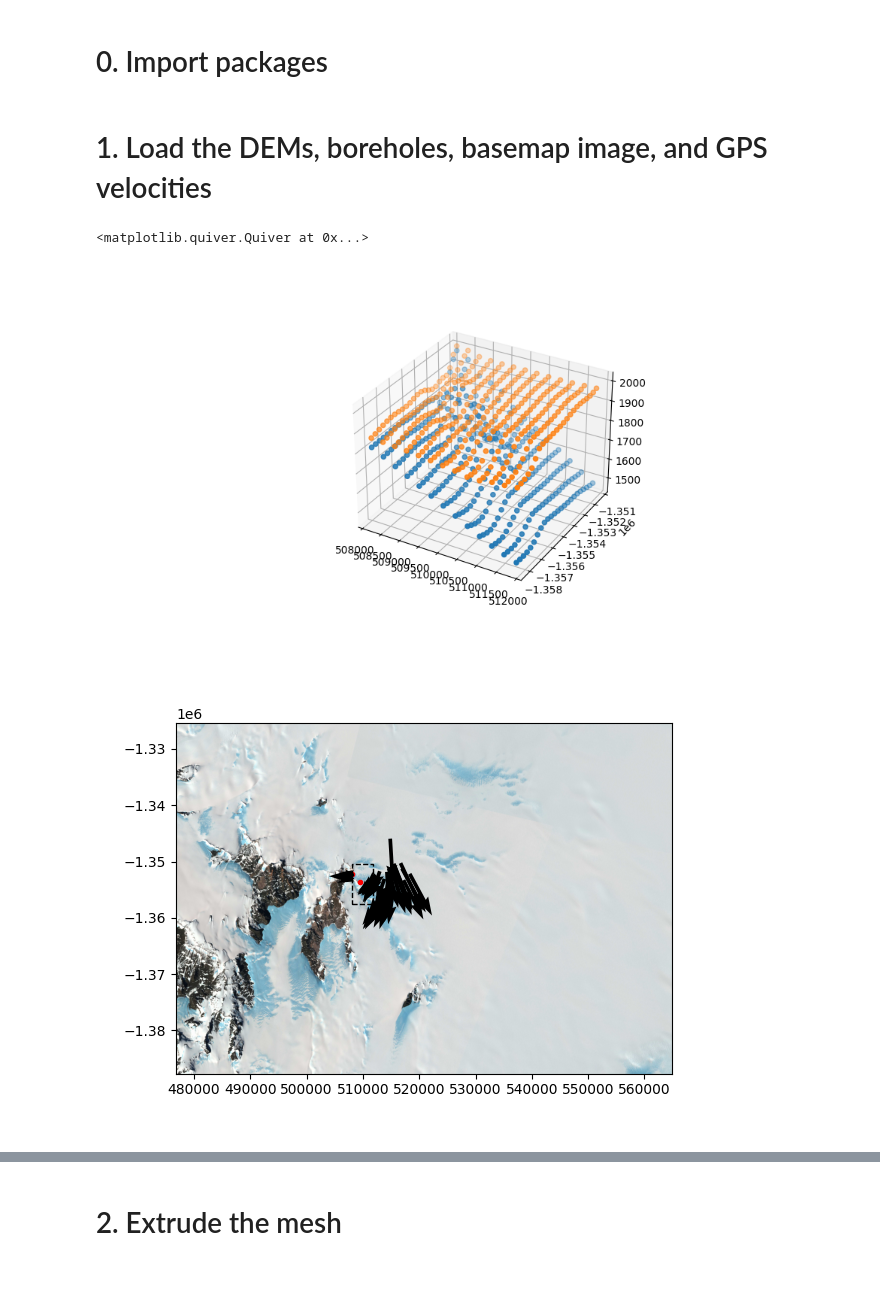
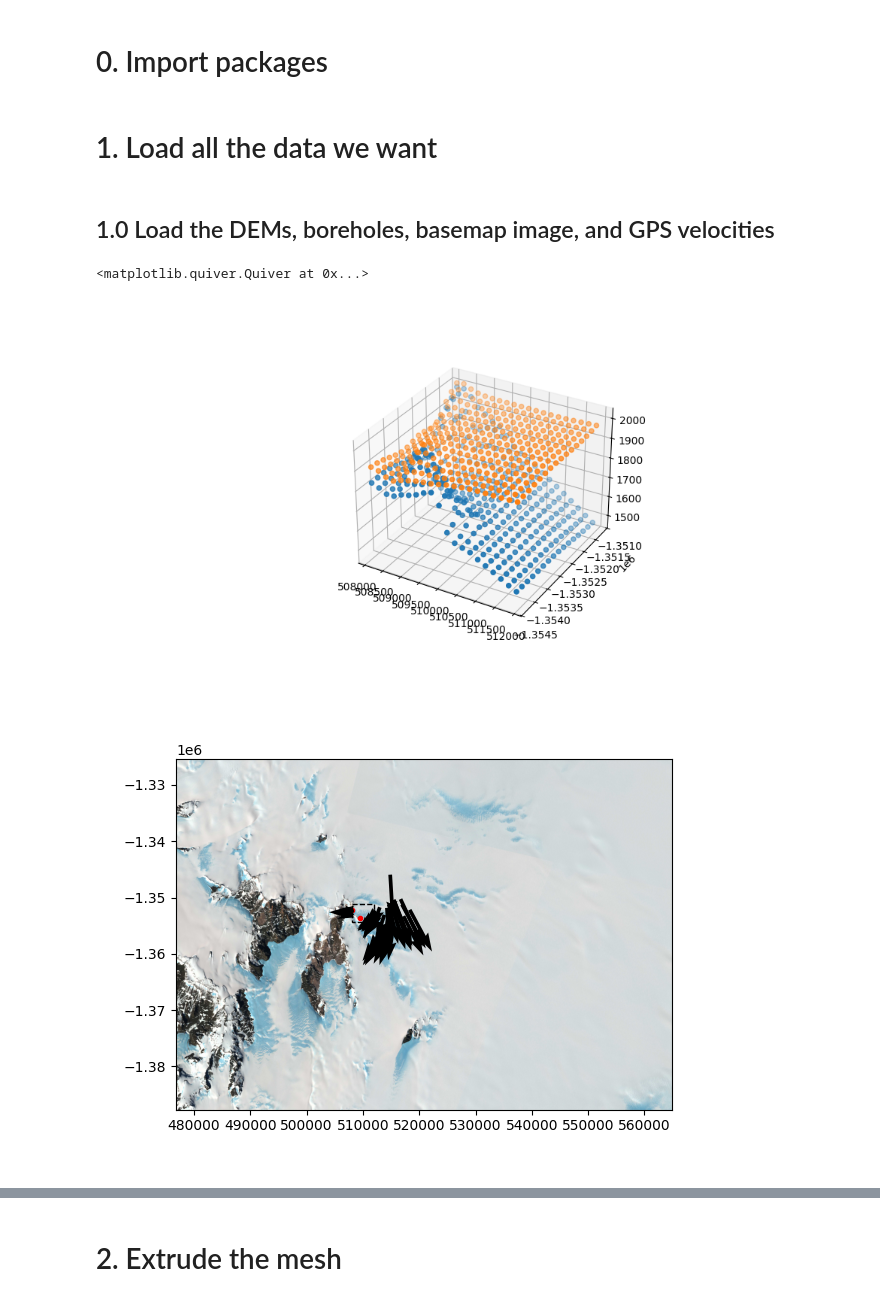
Before and after one commit to johnmorganmanos/AH_temp_paper, a Jupyter notebook: Processing_notebooks/flow_and_temp.ipynb, the cells around one changed output, grey strips where cells are left out. Saved outputs shown, nothing was run; the diff lists cells and outputs as text; code cells hidden in the pictures.

```diff
--- a/Processing_notebooks/flow_and_temp.ipynb
+++ b/Processing_notebooks/flow_and_temp.ipynb
@@ -44,16 +44,18 @@ from mpl_toolkits.axes_grid1.inset_locator import inset_axes
 
 %matplotlib widget
 # %% [markdown]
-# 1. Load the DEMs, boreholes, basemap image, and GPS velocities
+# 1. Load all the data we want
+# %% [markdown]
+## 1.0 Load the DEMs, boreholes, basemap image, and GPS velocities
 # %%
 # Load tiff files of the DEMs
 
 import rasterio
 from rasterio.enums import Resampling
 
-upscale_factor = 1/3
+upscale_factor = 1/2
 
-src_bed = rasterio.open("../Meshes/ThreeD_meshing/AH_bed_1902_long.tif")
+src_bed = rasterio.open("../Meshes/ThreeD_meshing/AH_bed_1902.tif")
 bed_DEM = src_bed.read(1,
                         out_shape=(
                             src_bed.count,
@@ -69,7 +71,7 @@ src_bed_transform = src_bed.transform * src_bed.transform.scale(
     (src_bed.height / bed_DEM.shape[-2])
 )
 
-src_surf = rasterio.open("../Meshes/ThreeD_meshing/AH_surf_1902_long.tif")
+src_surf = rasterio.open("../Meshes/ThreeD_meshing/AH_surf_1902.tif")
 surf_DEM = src_surf.read(1,
                         out_shape=(
                             src_surf.count,
@@ -107,36 +109,35 @@ ax = plt.figure(figsize=[10,5]).add_subplot(projection='3d')
 ax.scatter(lons, lats, bed_elevs)
 ax.scatter(lons, lats, surf_elevs)
 
 ### Load boreholes
 borehole_locations = pd.read_csv('../Borehole_Locations/Borehole_locations_DTS.csv')
 transformer = Transformer.from_crs("EPSG:4326", "EPSG:3031", always_xy=True)
 transformed_x, transformed_y = transformer.transform(borehole_locations['E'], borehole_locations['S'])
 
 ### Load image data
 
 with rasterio.open('../imagery/LIMA_virtual_Mosaic_15m.tif') as src1:
     image_data = src1.read()
 
 fig, ax = plt.subplots()
 ax.scatter(transformed_x,transformed_y, marker='.',c='red', label='Boreholes')
 show(image_data,ax=ax,transform=src1.transform)
 
-width_m = lons.max() - lons.min()
-height_m = lats.max() - lats.min()
+width_m = src_surf_transform[0] *surf_DEM.shape[1]
+height_m = src_surf_transform[4] *surf_DEM.shape[0]
 
-ax.add_patch(plt.Rectangle((transformed_x.min(), transformed_y.min()),width_m,height_m,  ls='--', ec='black',fc='None'))
-
+ax.add_patch(plt.Rectangle((src_surf_transform[2], src_surf_transform[5]),width_m,height_m,  ls='--', ec='black',fc='None'))
 
 ### Load the GPS velocities
 gps_velocities = pd.read_csv('../GPS_velocities/24-25_velocities-good.csv')
 
 GPS_points = []
 for i in gps_velocities.iloc():
     GPS_points.append([i['x'], i['y']])
 ax.quiver(gps_velocities['x'], gps_velocities['y'],
                 gps_velocities['u'], gps_velocities['v'],
                 scale = None, label='GPS velocities')
 # %% [output]
 <matplotlib.quiver.Quiver at 0x...>
-[figure, old version]
+[figure, new version]
-[figure, old version]
+[figure, new version]
```
Also changed, not shown: parts of 14 cells of this notebook.
